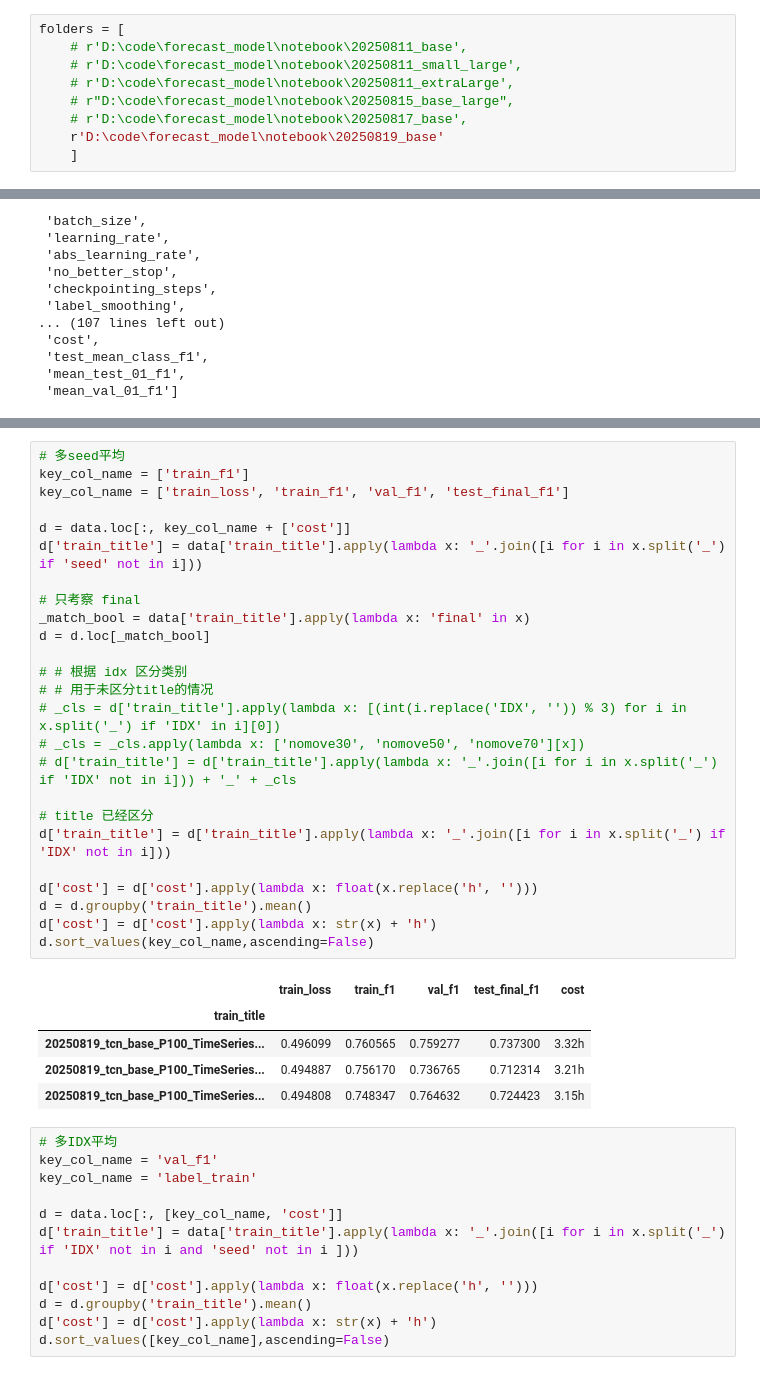
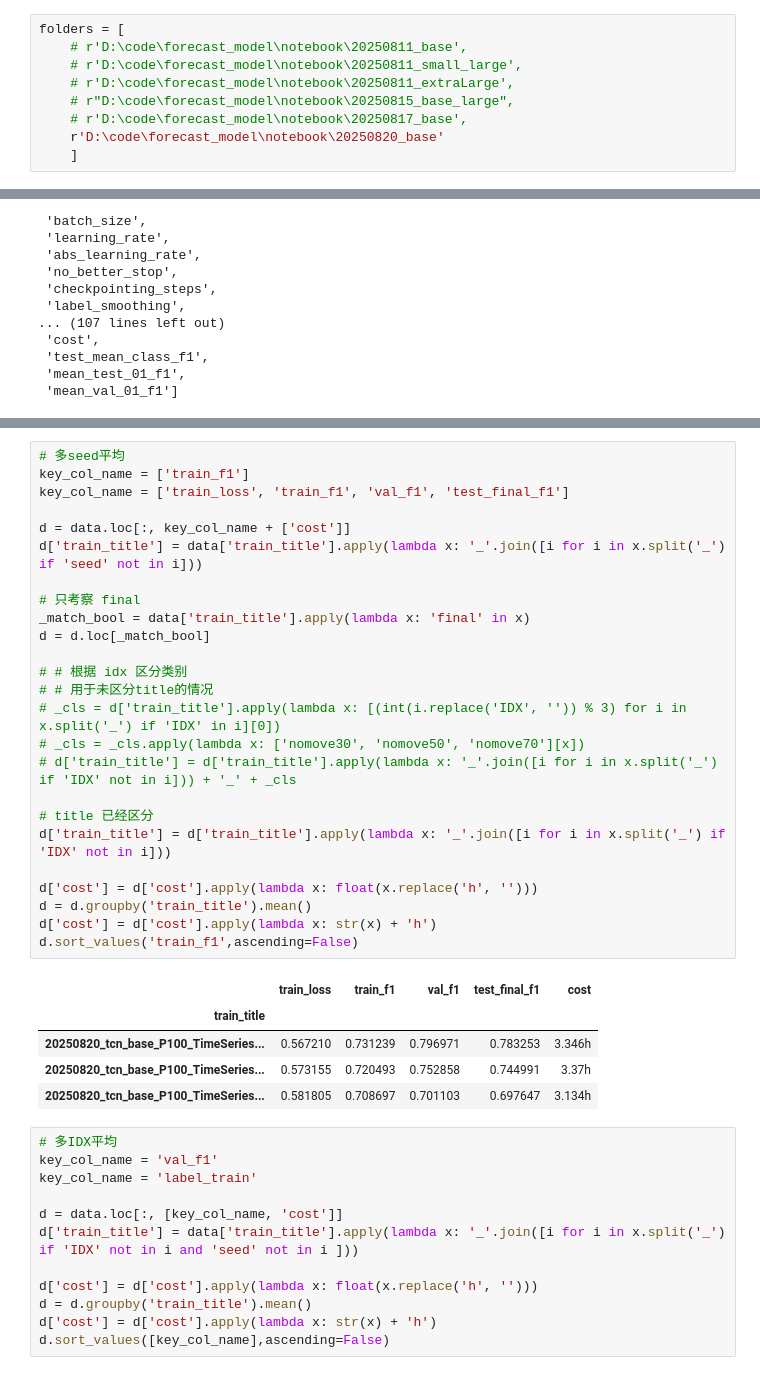
Before and after one commit to lhiqwj173/dl_helper, a Jupyter notebook: notebook/训练result汇总.ipynb, the cells around one changed output, grey strips where cells are left out. Saved outputs shown, nothing was run; the diff lists cells and outputs as text.

```diff
--- a/notebook/训练result汇总.ipynb
+++ b/notebook/训练result汇总.ipynb
@@ -17,7 +17,7 @@ folders = [
     # r'D:\code\forecast_model\notebook\20250811_extraLarge',
     # r"D:\code\forecast_model\notebook\20250815_base_large",
     # r'D:\code\forecast_model\notebook\20250817_base',
-    r'D:\code\forecast_model\notebook\20250819_base'
+    r'D:\code\forecast_model\notebook\20250820_base'
     ]
 # %%
 data = pd.DataFrame()
@@ -137,34 +157,34 @@ data[['train_title', 'label_train']]
 # %%
 # 多seed平均
 key_col_name = ['train_f1']
 key_col_name = ['train_loss', 'train_f1', 'val_f1', 'test_final_f1']
 
 d = data.loc[:, key_col_name + ['cost']]
 d['train_title'] = data['train_title'].apply(lambda x: '_'.join([i for i in x.split('_') if 'seed' not in i]))
 
 # 只考察 final
 _match_bool = data['train_title'].apply(lambda x: 'final' in x)
 d = d.loc[_match_bool]
 
 # # 根据 idx 区分类别
 # # 用于未区分title的情况
 # _cls = d['train_title'].apply(lambda x: [(int(i.replace('IDX', '')) % 3) for i in x.split('_') if 'IDX' in i][0])
 # _cls = _cls.apply(lambda x: ['nomove30', 'nomove50', 'nomove70'][x])
 # d['train_title'] = d['train_title'].apply(lambda x: '_'.join([i for i in x.split('_') if 'IDX' not in i])) + '_' + _cls
 
 # title 已经区分
 d['train_title'] = d['train_title'].apply(lambda x: '_'.join([i for i in x.split('_') if 'IDX' not in i]))
 
 d['cost'] = d['cost'].apply(lambda x: float(x.replace('h', '')))
 d = d.groupby('train_title').mean()
 d['cost'] = d['cost'].apply(lambda x: str(x) + 'h')
-d.sort_values(key_col_name,ascending=False)
+d.sort_values('train_f1',ascending=False)
 # %% [output]
 |  | train_loss | train_f1 | val_f1 | test_final_f1 | cost |
 | train_title |  |  |  |  |  |
-| 20250819_tcn_base_P100_TimeSeries... | 0.496099 | 0.760565 | 0.759277 | 0.737300 | 3.32h |
-| 20250819_tcn_base_P100_TimeSeries... | 0.494887 | 0.756170 | 0.736765 | 0.712314 | 3.21h |
-| 20250819_tcn_base_P100_TimeSeries... | 0.494808 | 0.748347 | 0.764632 | 0.724423 | 3.15h |
+| 20250820_tcn_base_P100_TimeSeries... | 0.567210 | 0.731239 | 0.796971 | 0.783253 | 3.346h |
+| 20250820_tcn_base_P100_TimeSeries... | 0.573155 | 0.720493 | 0.752858 | 0.744991 | 3.37h |
+| 20250820_tcn_base_P100_TimeSeries... | 0.581805 | 0.708697 | 0.701103 | 0.697647 | 3.134h |
 # %%
 # 多IDX平均
 key_col_name = 'val_f1'
```
Also changed, not shown: parts of 2 cells of this notebook, 3 other files.
